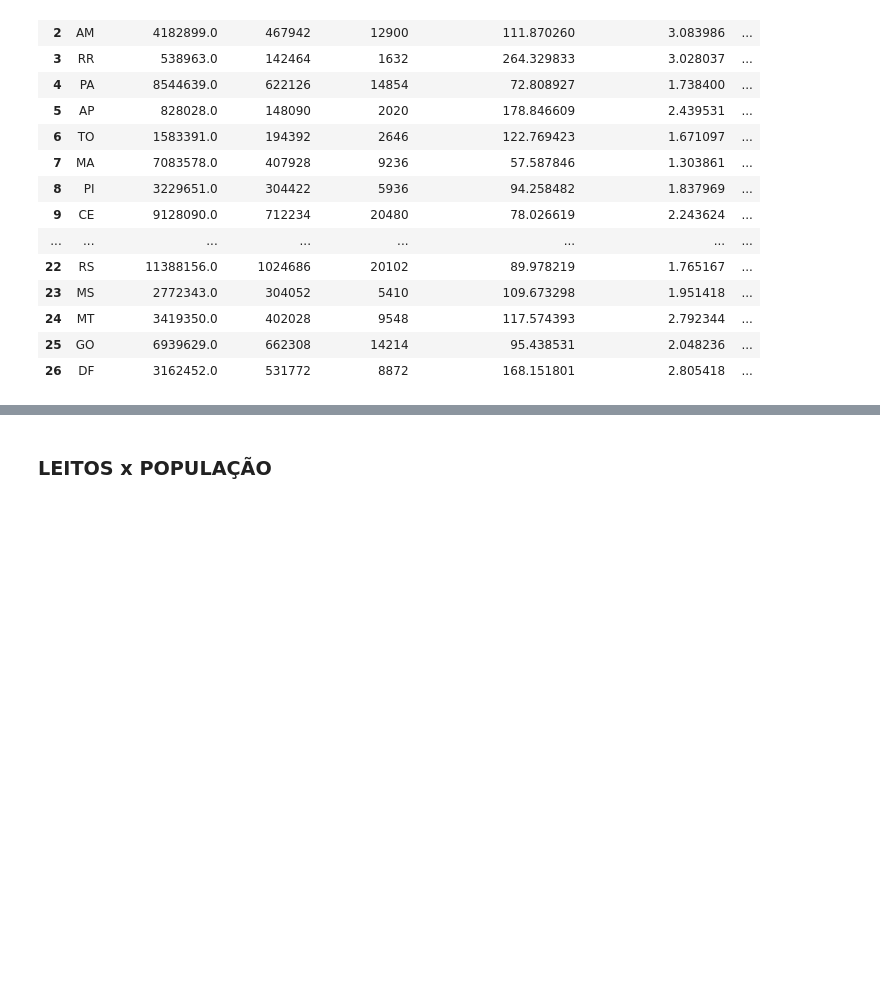
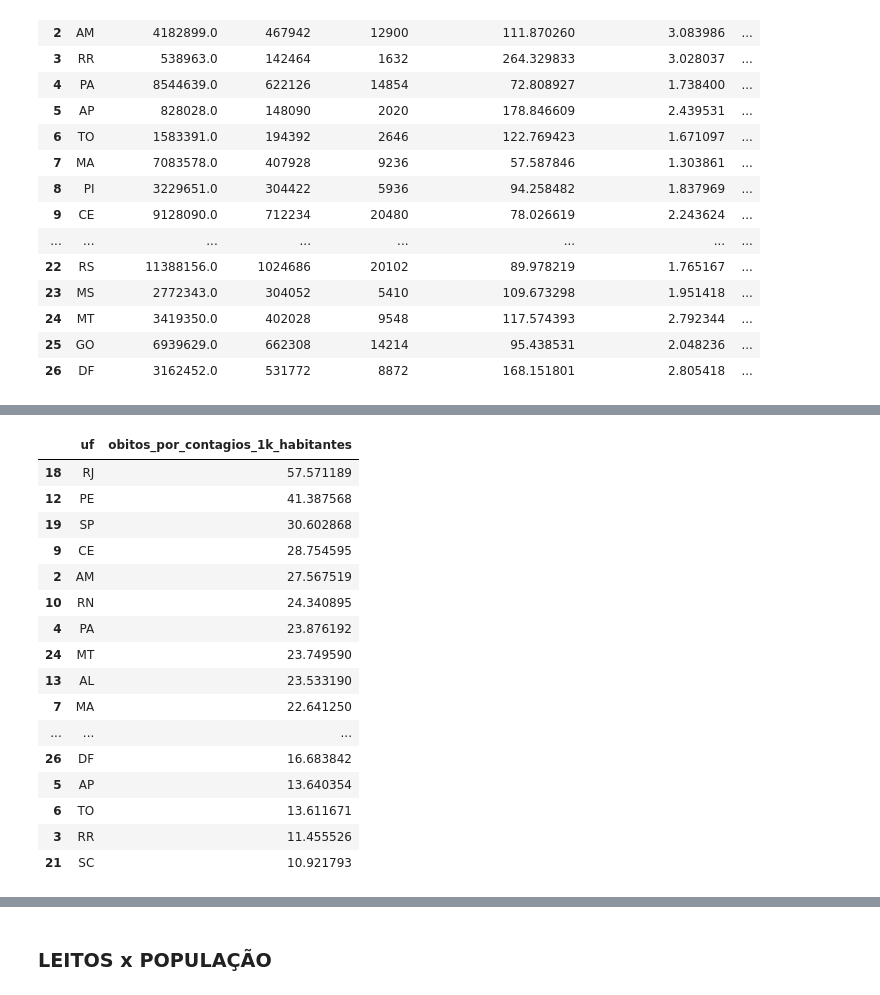
Before and after one commit to daianeklein/bootcamp-Alura, a Jupyter notebook: Desafio-Modulo4.ipynb, the cells around one changed output, grey strips where cells are left out. Drawn from its saved outputs; the diff is of its cells as text; code cells hidden in the pictures; blank space fills up the shorter version.

```diff
--- a/Desafio-Modulo4.ipynb
+++ b/Desafio-Modulo4.ipynb
@@ -401,0 +451,21 @@ populacao_e_contagio
+# %%
+populacao_e_contagio[['uf','obitos_por_contagios_1k_habitantes']].sort_values(by='obitos_por_contagios_1k_habitantes',
+                                                                             ascending=False).style.apply(highlight_max)
+# %% [output]
+|  | uf | obitos_por_contagios_1k_habitantes |
+| 18 | RJ | 57.571189 |
+| 12 | PE | 41.387568 |
+| 19 | SP | 30.602868 |
+| 9 | CE | 28.754595 |
+| 2 | AM | 27.567519 |
+| 10 | RN | 24.340895 |
+| 4 | PA | 23.876192 |
+| 24 | MT | 23.749590 |
+| 13 | AL | 23.533190 |
+| 7 | MA | 22.641250 |
+| ... | ... | ... |
+| 26 | DF | 16.683842 |
+| 5 | AP | 13.640354 |
+| 6 | TO | 13.611671 |
+| 3 | RR | 11.455526 |
+| 21 | SC | 10.921793 |
```
Also changed, not shown: parts of 3 cells of this notebook.
